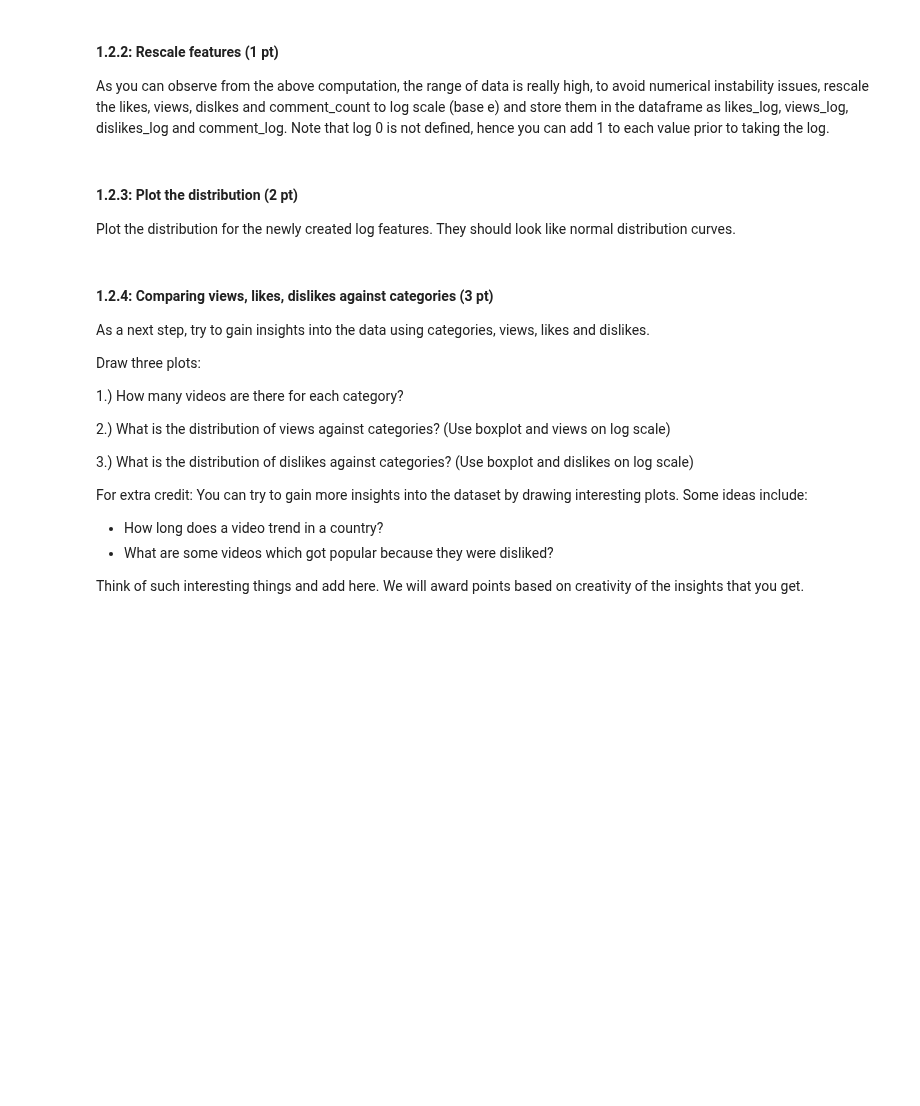
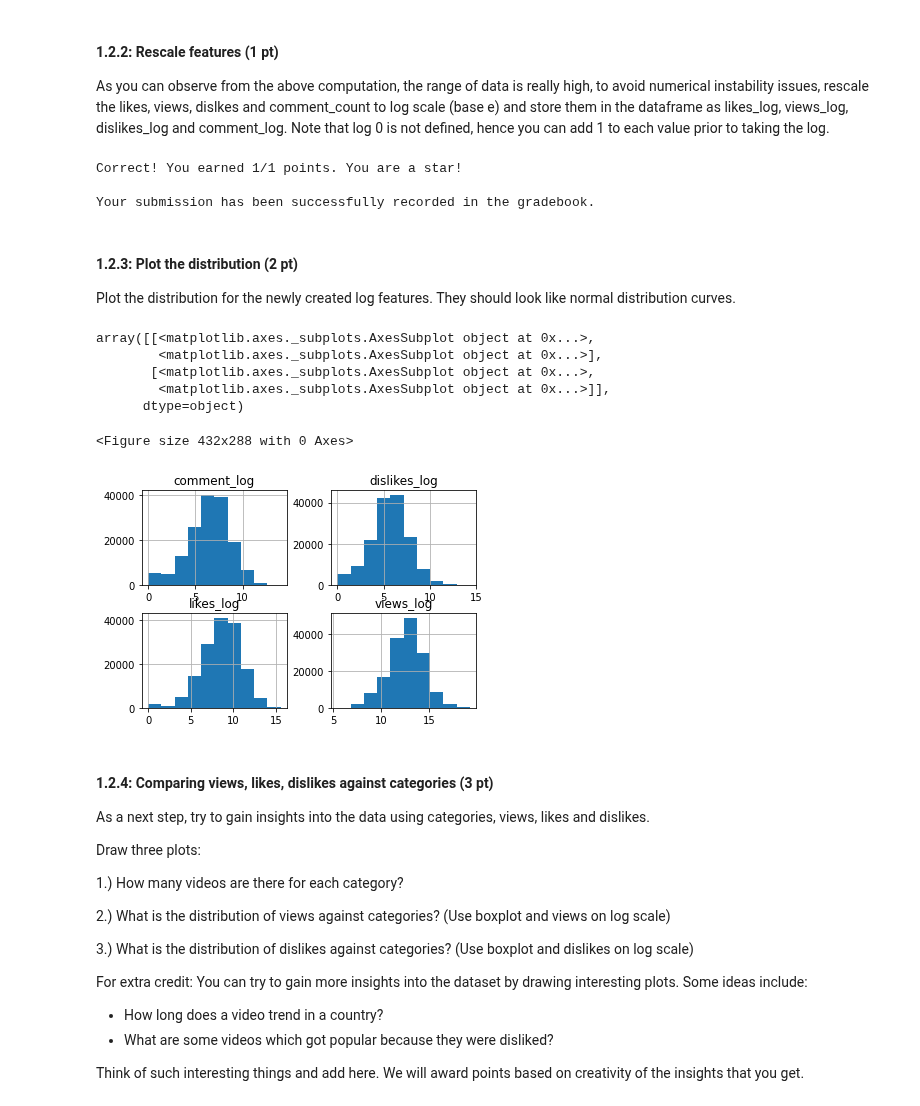
Before and after one commit to spatank/CIS-545, a Jupyter notebook: Homework_4_SPP.ipynb, the cells around one changed output. Drawn from its saved outputs; the diff is of its cells as text; code cells hidden in the pictures; blank space fills up the shorter version.

```diff
--- a/Homework_4_SPP.ipynb
+++ b/Homework_4_SPP.ipynb
@@ -271,9 +304,16 @@ grader.grade('check_min_max_mean_std',([maxs, mins, stds, means]))
 #### 1.2.2: Rescale features (1 pt)
 
 As you can observe from the above computation, the range of data is really high, to avoid numerical instability issues, rescale the likes, views, dislkes and comment_count to log scale (base e) and store them in the dataframe as likes_log, views_log, dislikes_log and comment_log. Note that log 0 is not defined, hence you can add 1 to each value prior to taking the log.
+# %%
+combined_data['likes_log'] = np.log(combined_data['likes'] + 1)
+combined_data['views_log'] = np.log(combined_data['views'] + 1)
+combined_data['dislikes_log'] = np.log(combined_data['dislikes'] + 1)
+combined_data['comment_log'] = np.log(combined_data['comment_count'] + 1)
 # %%
-# Your code goes here
-combined_data['likes_log'] =
-combined_data['views_log'] =
-combined_data['dislikes_log'] =
-combined_data['comment_log'] =
+# Grader cell 1 pt
+grader.grade('check_feature_rescaling',([np.mean(combined_data['likes_log']),np.mean(combined_data['views_log']),np.mean(combined_data['dislikes_log']),
+                                         np.mean(combined_data['comment_log'])]))
+# %% [output]
+Correct! You earned 1/1 points. You are a star!
+
+Your submission has been successfully recorded in the gradebook.
@@ -292,3 +324,14 @@ Plot the distribution for the newly created log features. They should look like
+# %%
+plt.figure()
+combined_data.hist(column = ['likes_log', 'views_log', 'dislikes_log', 'comment_log'])
+# %% [output]
+array([[<matplotlib.axes._subplots.AxesSubplot object at 0x...>,
+        <matplotlib.axes._subplots.AxesSubplot object at 0x...>],
+       [<matplotlib.axes._subplots.AxesSubplot object at 0x...>,
+        <matplotlib.axes._subplots.AxesSubplot object at 0x...>]],
+      dtype=object)
+<Figure size 432x288 with 0 Axes>
+[figure, added]
 # %% [markdown]
 #### 1.2.4: Comparing views, likes, dislikes against categories (3 pt)
 
```
Also changed, not shown: parts of 14 cells of this notebook.
